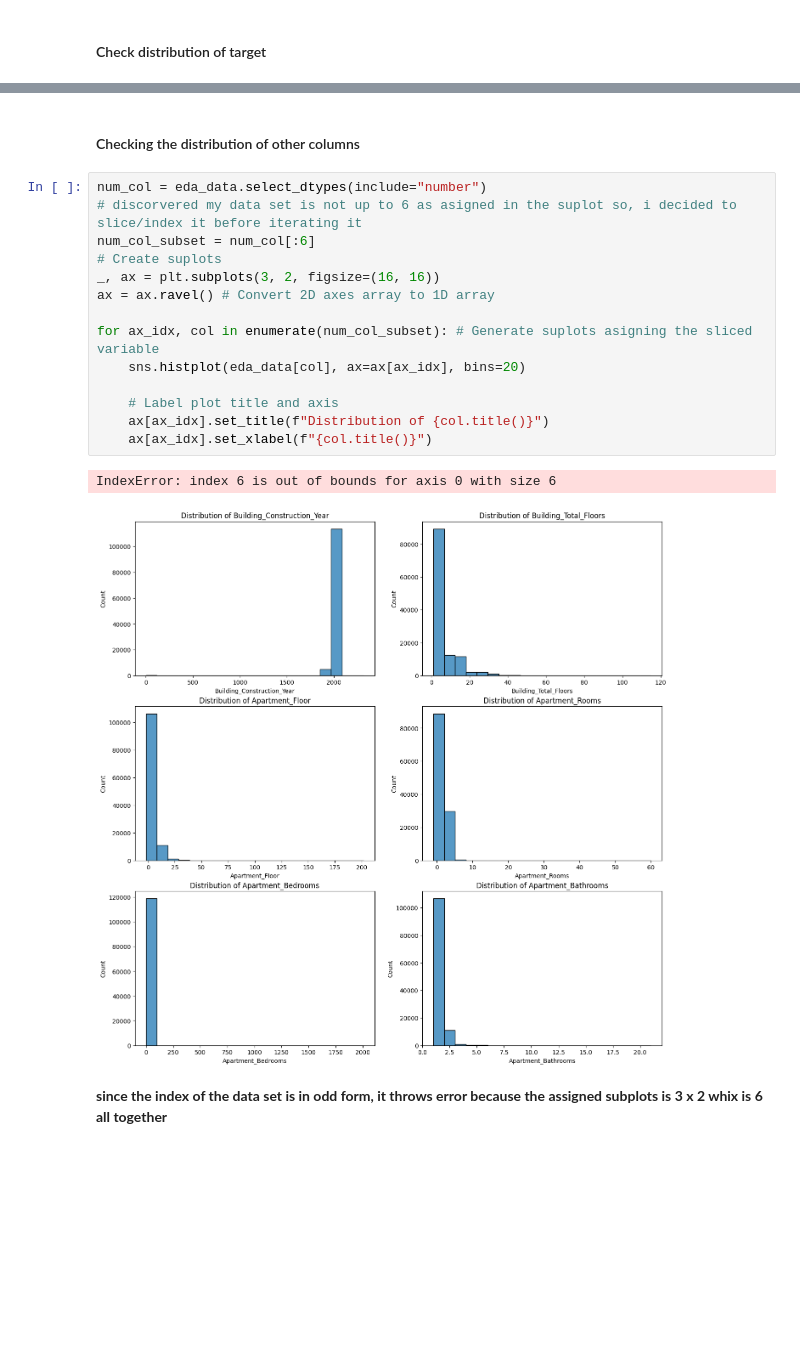
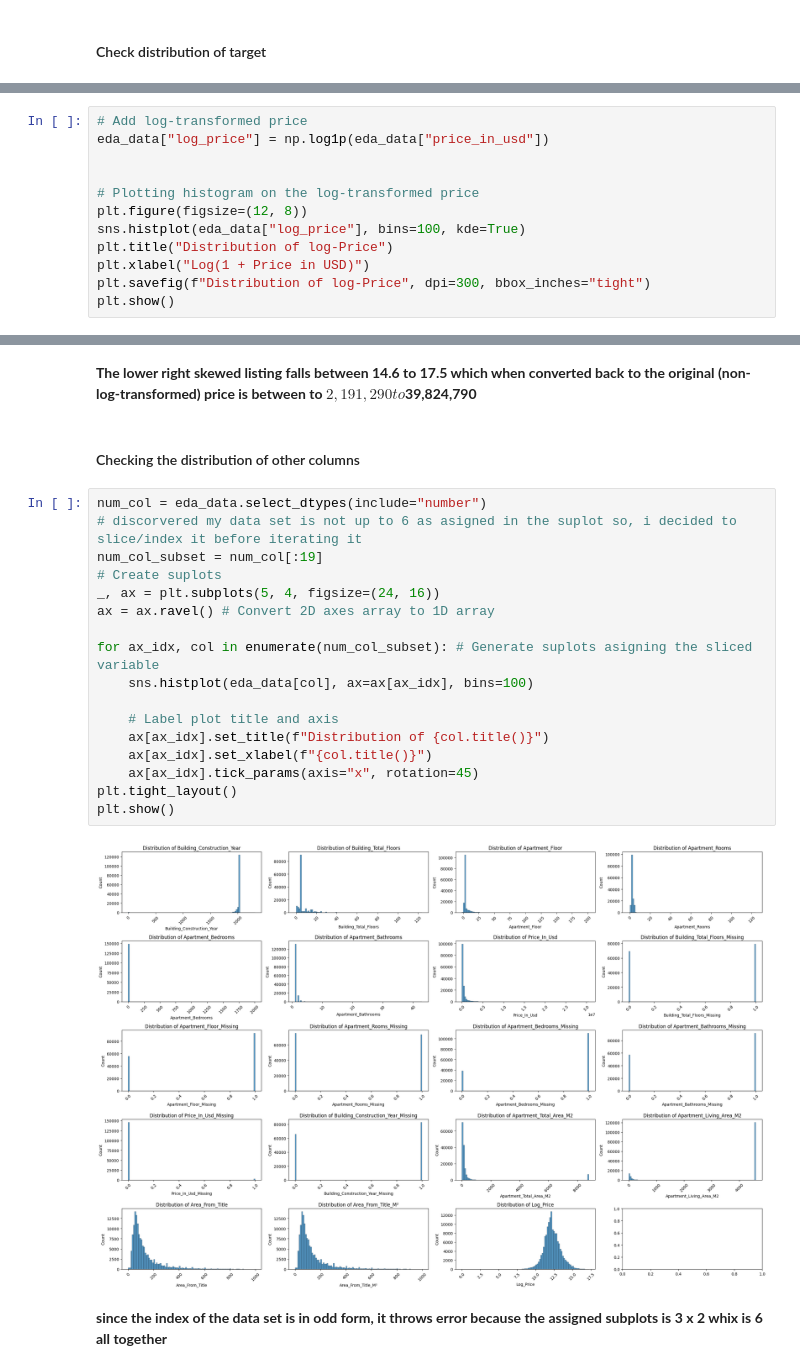
Before and after one commit to mon148/-Real-Estate-Prices-prediction-with-Machine-Learning-A-Global-Housing-Analysis, a Jupyter notebook: EDA.ipynb, the cells around one changed output, grey strips where cells are left out. Saved outputs shown, nothing was run; the diff lists cells and outputs as text; blank space fills up the shorter version.

```diff
--- a/EDA.ipynb
+++ b/EDA.ipynb
@@ -63,0 +71,12 @@ plt.xlabel("Price");
+# %%
+# Add log-transformed price
+eda_data["log_price"] = np.log1p(eda_data["price_in_usd"])
+
+
+# Plotting histogram on the log-transformed price
+plt.figure(figsize=(12, 8))
+sns.histplot(eda_data["log_price"], bins=100, kde=True)
+plt.title("Distribution of log-Price")
+plt.xlabel("Log(1 + Price in USD)")
+plt.savefig(f"Distribution of log-Price", dpi=300, bbox_inches="tight")
+plt.show()
@@ -64,22 +91,26 @@ plt.xlabel("Price");
+# %% [markdown]
+**The lower right skewed listing falls between 14.6 to 17.5 which when converted back to the original (non-log-transformed) price is between to $2,191,290$$ to  $39,824,790**
 # %% [markdown]
 #### Checking the distribution of other columns
 # %%
 num_col = eda_data.select_dtypes(include="number")
 # discorvered my data set is not up to 6 as asigned in the suplot so, i decided to slice/index it before iterating it
-num_col_subset = num_col[:6]
+num_col_subset = num_col[:19]
 # Create suplots
-_, ax = plt.subplots(3, 2, figsize=(16, 16))
+_, ax = plt.subplots(5, 4, figsize=(24, 16))
 ax = ax.ravel() # Convert 2D axes array to 1D array
 
 for ax_idx, col in enumerate(num_col_subset): # Generate suplots asigning the sliced variable
-    sns.histplot(eda_data[col], ax=ax[ax_idx], bins=20)
+    sns.histplot(eda_data[col], ax=ax[ax_idx], bins=100)
 
     # Label plot title and axis
     ax[ax_idx].set_title(f"Distribution of {col.title()}")
     ax[ax_idx].set_xlabel(f"{col.title()}")
+    ax[ax_idx].tick_params(axis="x", rotation=45)
+plt.tight_layout()
+plt.show()
 # %% [output]
-IndexError: index 6 is out of bounds for axis 0 with size 6
-[figure, old version]
+[figure, new version]
 # %% [markdown]
 **since the index of the data set is in odd form, it throws error because the assigned subplots is 3 x 2 whix is 6 all together**
 # %% [markdown]
```
Also changed, not shown: parts of 18 cells of this notebook, 3 other files.
